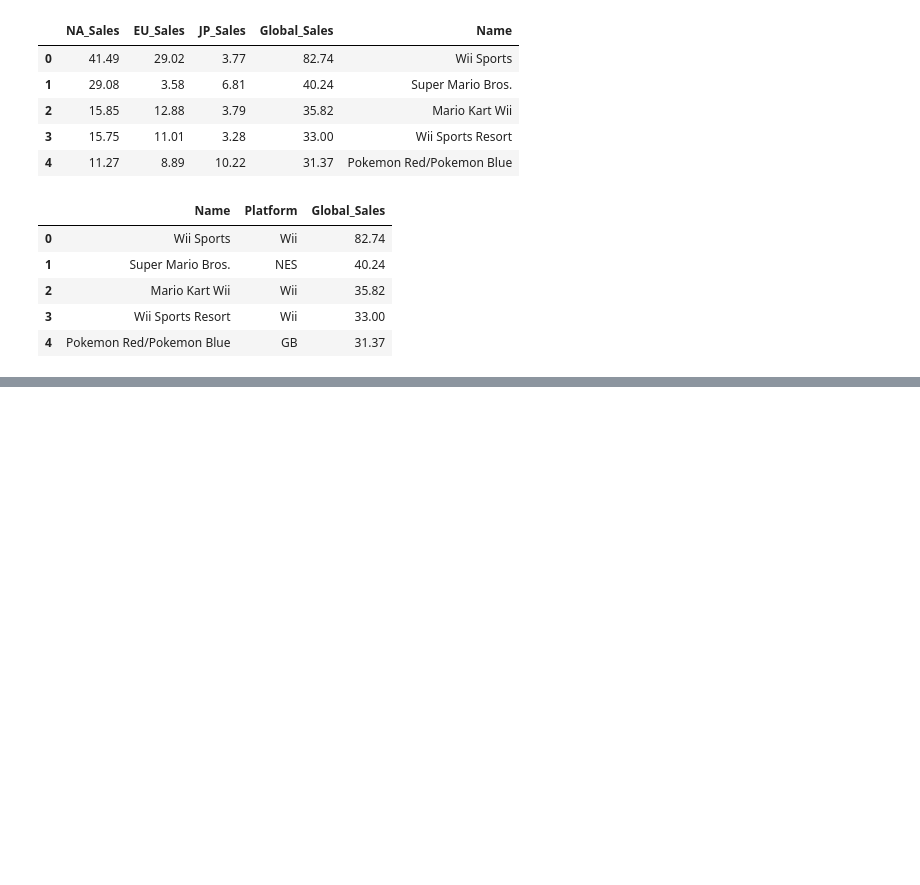
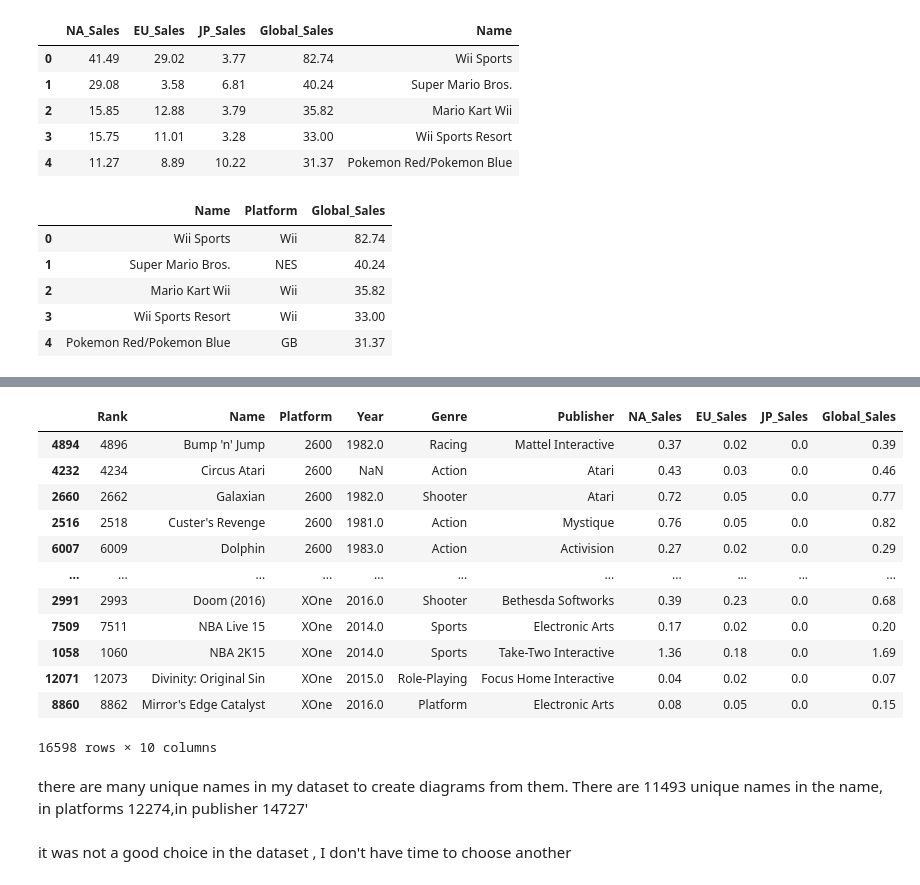
Before and after one commit to arbekaman/IntroDataAnalytics, a Jupyter notebook: Video_games_sales.ipynb, the cells around one changed output, grey strips where cells are left out. Cells and saved outputs as stored; diff of their text form; code cells hidden in the pictures; blank space fills up the shorter version.

```diff
--- a/Video_games_sales.ipynb
+++ b/Video_games_sales.ipynb
@@ -107,0 +232,22 @@ df2.head(5)
+# %%
+platform_sort = data.sort_values(by='Platform')
+platform_sort
+# %% [output]
+|  | Rank | Name | Platform | Year | Genre | Publisher | NA_Sales | EU_Sales | JP_Sales | Global_Sales |
+| 4894 | 4896 | Bump 'n' Jump | 2600 | 1982.0 | Racing | Mattel Interactive | 0.37 | 0.02 | 0.0 | 0.39 |
+| 4232 | 4234 | Circus Atari | 2600 | NaN | Action | Atari | 0.43 | 0.03 | 0.0 | 0.46 |
+| 2660 | 2662 | Galaxian | 2600 | 1982.0 | Shooter | Atari | 0.72 | 0.05 | 0.0 | 0.77 |
+| 2516 | 2518 | Custer's Revenge | 2600 | 1981.0 | Action | Mystique | 0.76 | 0.05 | 0.0 | 0.82 |
+| 6007 | 6009 | Dolphin | 2600 | 1983.0 | Action | Activision | 0.27 | 0.02 | 0.0 | 0.29 |
+| ... | ... | ... | ... | ... | ... | ... | ... | ... | ... | ... |
+| 2991 | 2993 | Doom (2016) | XOne | 2016.0 | Shooter | Bethesda Softworks | 0.39 | 0.23 | 0.0 | 0.68 |
+| 7509 | 7511 | NBA Live 15 | XOne | 2014.0 | Sports | Electronic Arts | 0.17 | 0.02 | 0.0 | 0.20 |
+| 1058 | 1060 | NBA 2K15 | XOne | 2014.0 | Sports | Take-Two Interactive | 1.36 | 0.18 | 0.0 | 1.69 |
+| 12071 | 12073 | Divinity: Original Sin | XOne | 2015.0 | Role-Playing | Focus Home Interactive | 0.04 | 0.02 | 0.0 | 0.07 |
+| 8860 | 8862 | Mirror's Edge Catalyst | XOne | 2016.0 | Platform | Electronic Arts | 0.08 | 0.05 | 0.0 | 0.15 |
+16598 rows × 10 columns
+# %% [markdown]
+there are many unique names in my dataset to create diagrams from them. There are 11493 unique names in the name,
+in platforms 12274,in publisher 14727'
+# %% [markdown]
+it was not a good choice in the dataset , I don't have time to choose another
```
Also changed, not shown: parts of 13 cells of this notebook.
